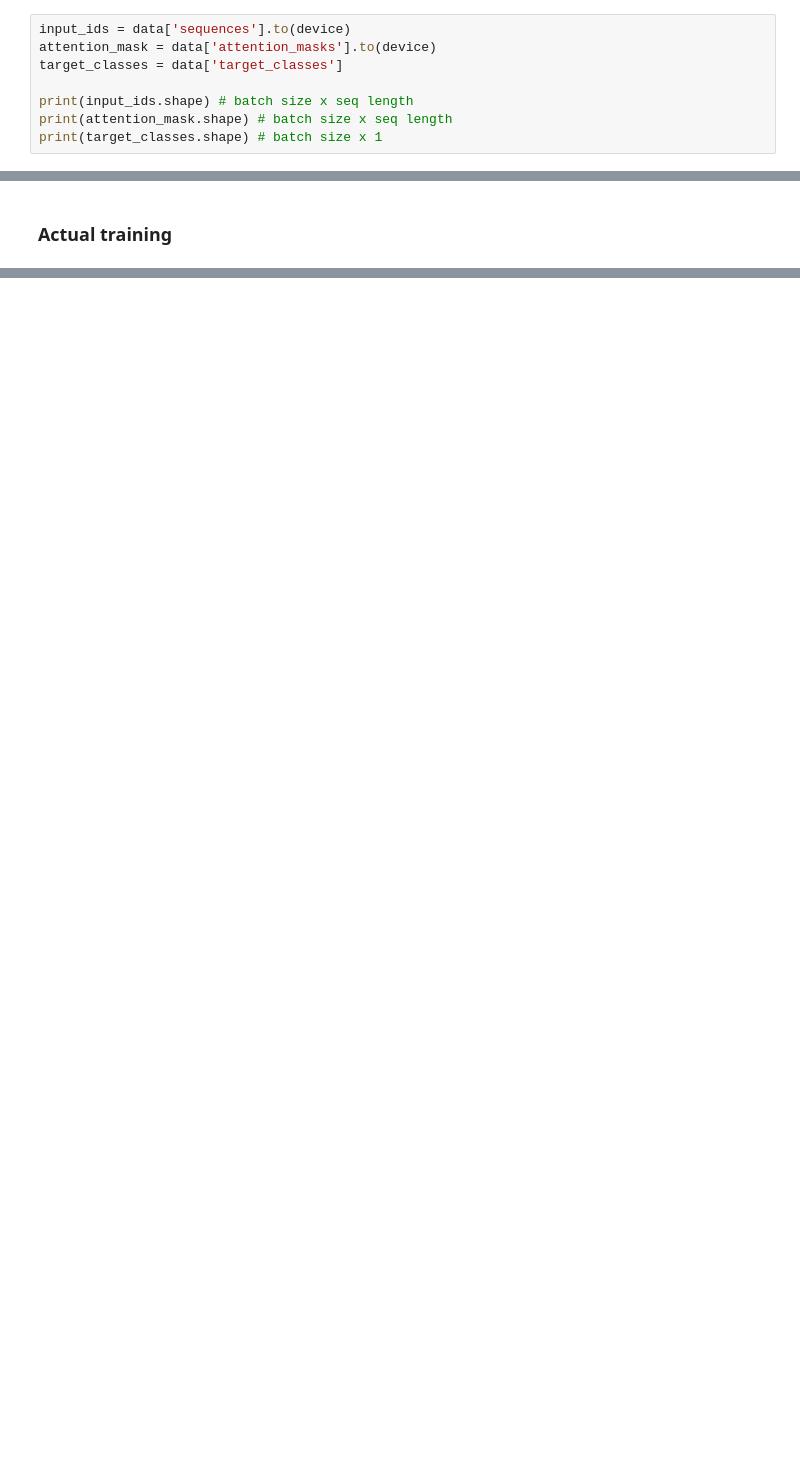
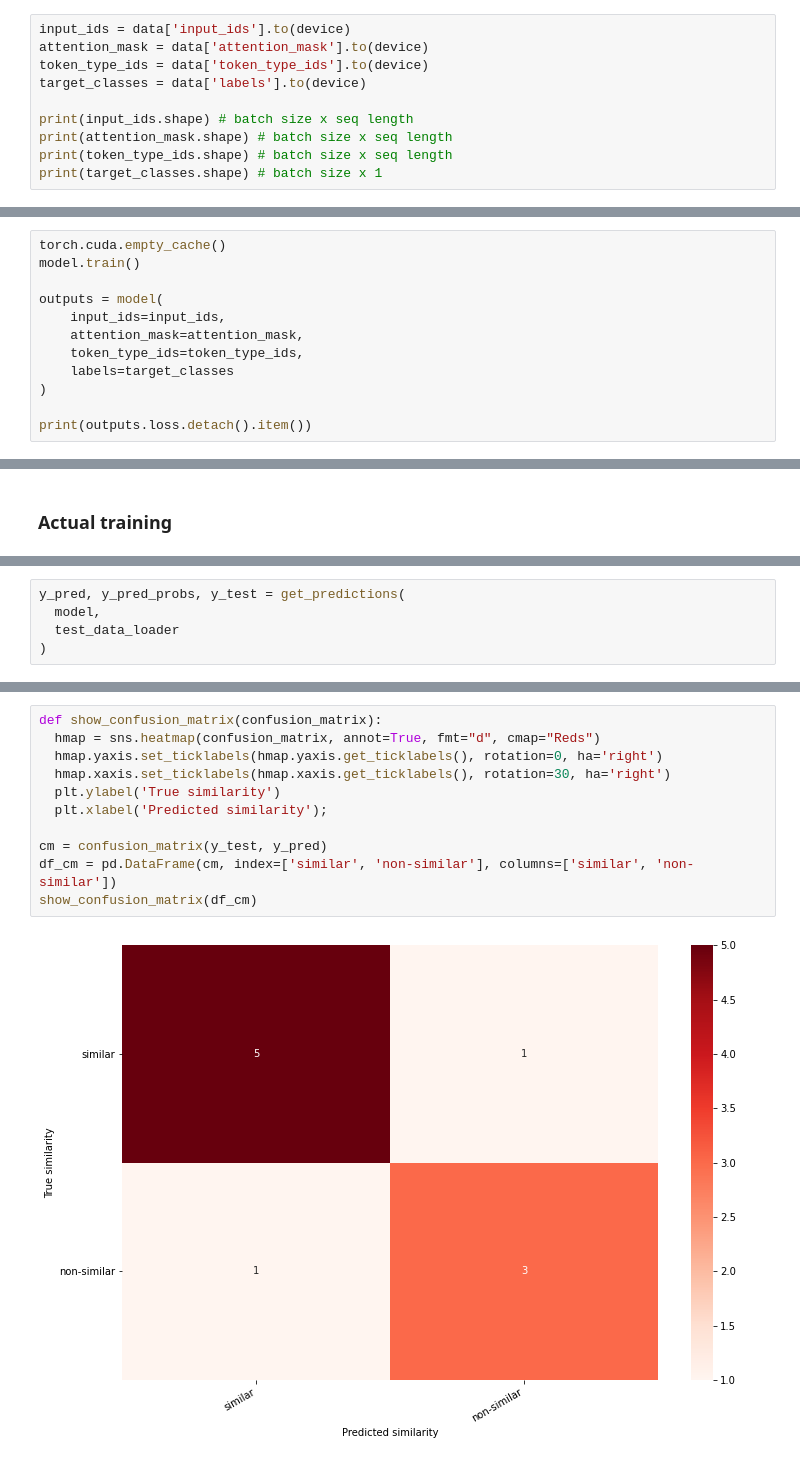
Before and after one commit to ZdravkoHvarlingov/bert-for-recommendation, a Jupyter notebook: bert_for_book_similarity.ipynb, the cells around one changed output, grey strips where cells are left out. Cells and saved outputs as stored; diff of their text form; blank space fills up the shorter version.

```diff
--- a/bert_for_book_similarity.ipynb
+++ b/bert_for_book_similarity.ipynb
@@ -176,9 +168,11 @@ Some weights of the model checkpoint at bert-base-cased were not used when initi
 # %%
-input_ids = data['sequences'].to(device)
-attention_mask = data['attention_masks'].to(device)
-target_classes = data['target_classes']
+input_ids = data['input_ids'].to(device)
+attention_mask = data['attention_mask'].to(device)
+token_type_ids = data['token_type_ids'].to(device)
+target_classes = data['labels'].to(device)
 
 print(input_ids.shape) # batch size x seq length
 print(attention_mask.shape) # batch size x seq length
+print(token_type_ids.shape) # batch size x seq length
 print(target_classes.shape) # batch size x 1
 # %% [output]
@@ -191,0 +183,12 @@ tensor([0.5434], device='cuda:0', grad_fn=<SigmoidBackward>)
+# %%
+torch.cuda.empty_cache()
+model.train()
+
+outputs = model(
+    input_ids=input_ids,
+    attention_mask=attention_mask,
+    token_type_ids=token_type_ids,
+    labels=target_classes
+)
+
+print(outputs.loss.detach().item())
@@ -306,0 +408,5 @@ RuntimeError: CUDA out of memory. Tried to allocate 12.00 MiB (GPU 0; 4.00 GiB t
+# %%
+y_pred, y_pred_probs, y_test = get_predictions(
+  model,
+  test_data_loader
+)
@@ -306,0 +426,13 @@ RuntimeError: CUDA out of memory. Tried to allocate 12.00 MiB (GPU 0; 4.00 GiB t
+# %%
+def show_confusion_matrix(confusion_matrix):
+  hmap = sns.heatmap(confusion_matrix, annot=True, fmt="d", cmap="Reds")
+  hmap.yaxis.set_ticklabels(hmap.yaxis.get_ticklabels(), rotation=0, ha='right')
+  hmap.xaxis.set_ticklabels(hmap.xaxis.get_ticklabels(), rotation=30, ha='right')
+  plt.ylabel('True similarity')
+  plt.xlabel('Predicted similarity');
+
+cm = confusion_matrix(y_test, y_pred)
+df_cm = pd.DataFrame(cm, index=['similar', 'non-similar'], columns=['similar', 'non-similar'])
+show_confusion_matrix(df_cm)
+# %% [output]
+[figure, added]
```
Also changed, not shown: parts of 29 cells of this notebook.
